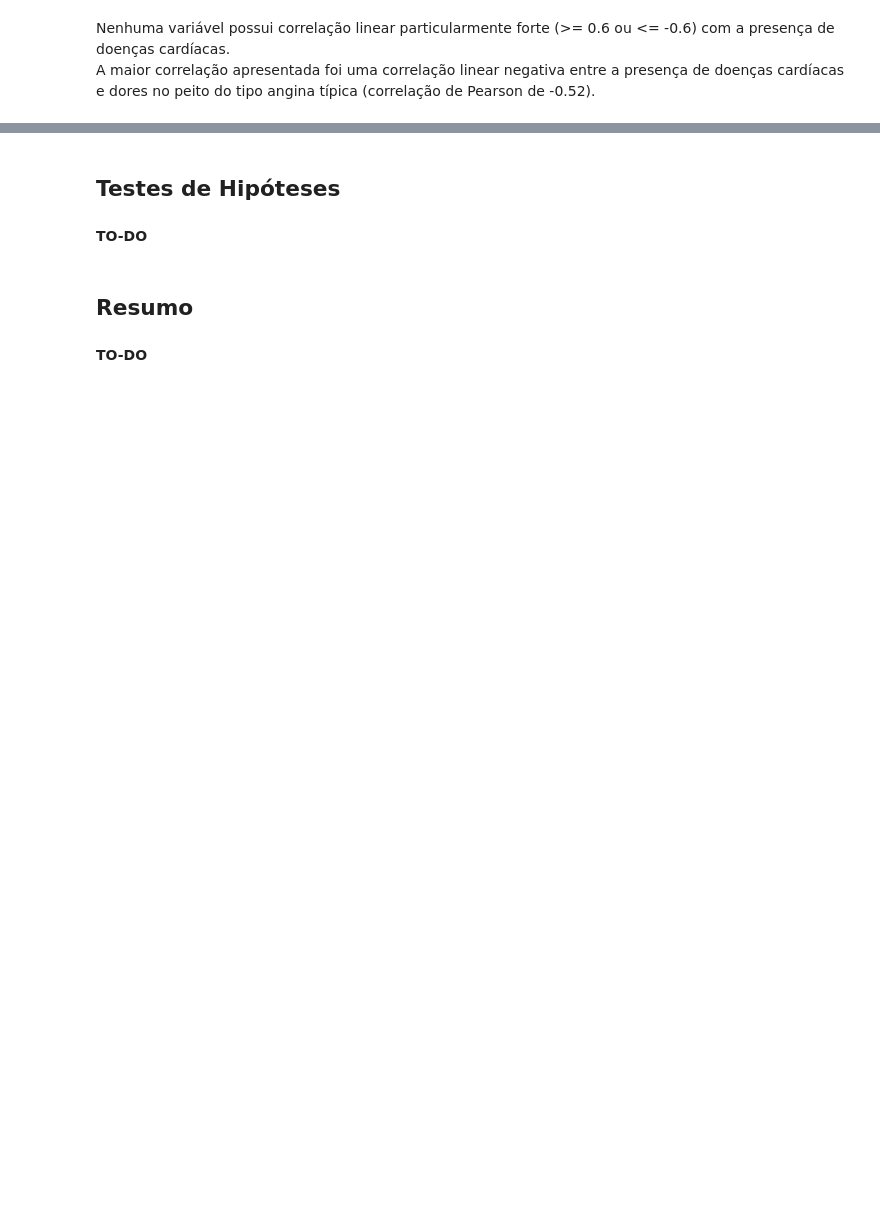
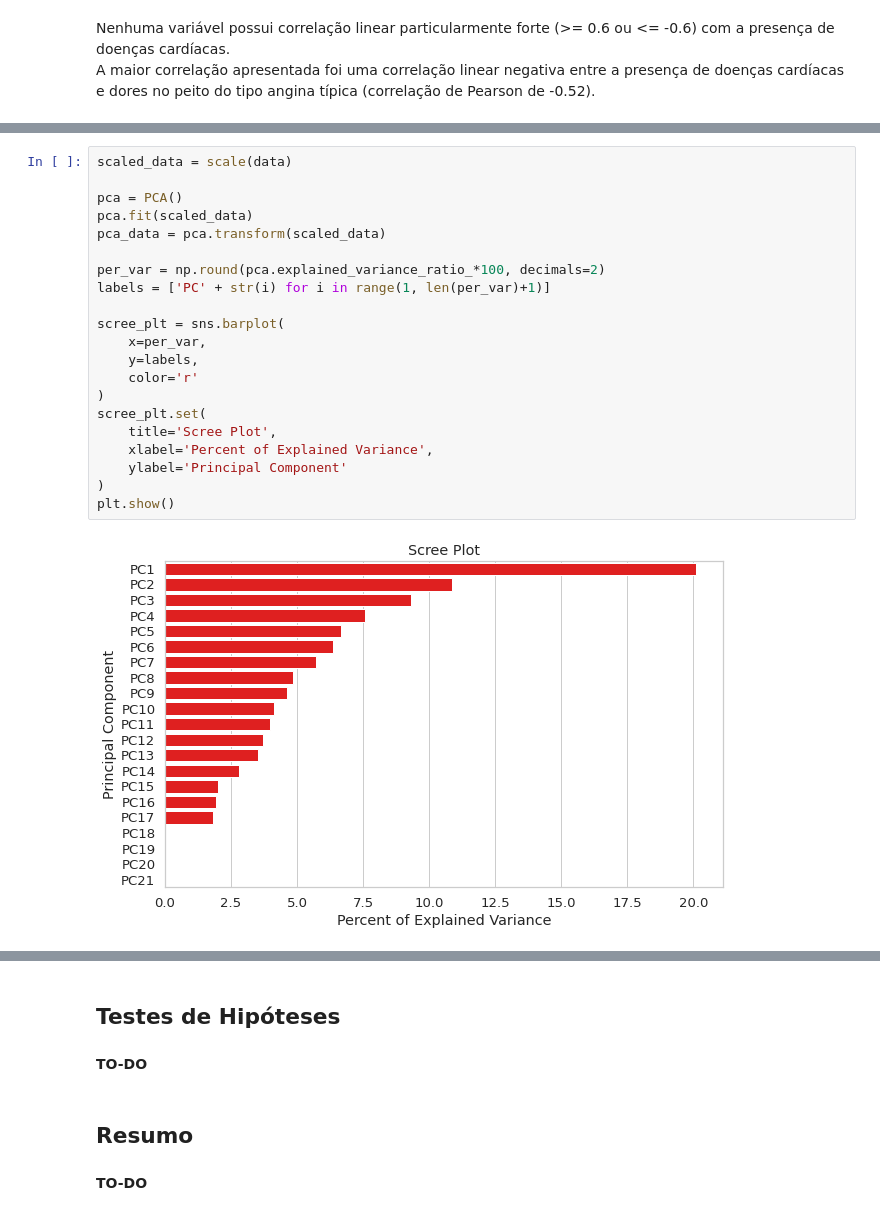
Before and after one commit to rfmf/ds_portfolio, a Jupyter notebook: EDA/Análise de Dados de Pacientes de Doenças Cardíacas/heart_disease_analysis.ipynb, the cells around one changed output, grey strips where cells are left out. Drawn from its saved outputs; the diff is of its cells as text; blank space fills up the shorter version.

```diff
--- a/EDA/Análise de Dados de Pacientes de Doenças Cardíacas/heart_disease_analysis.ipynb
+++ b/EDA/Análise de Dados de Pacientes de Doenças Cardíacas/heart_disease_analysis.ipynb
@@ -562,0 +565,23 @@ A maior correlação apresentada foi uma correlação linear negativa entre a pr
+# %%
+scaled_data = scale(data)
+
+pca = PCA()
+pca.fit(scaled_data)
+pca_data = pca.transform(scaled_data)
+
+per_var = np.round(pca.explained_variance_ratio_*100, decimals=2)
+labels = ['PC' + str(i) for i in range(1, len(per_var)+1)]
+
+scree_plt = sns.barplot(
+    x=per_var,
+    y=labels,
+    color='r'
+)
+scree_plt.set(
+    title='Scree Plot',
+    xlabel='Percent of Explained Variance',
+    ylabel='Principal Component'
+)
+plt.show()
+# %% [output]
+[figure, added]
```
Also changed, not shown: parts of 8 cells of this notebook.
